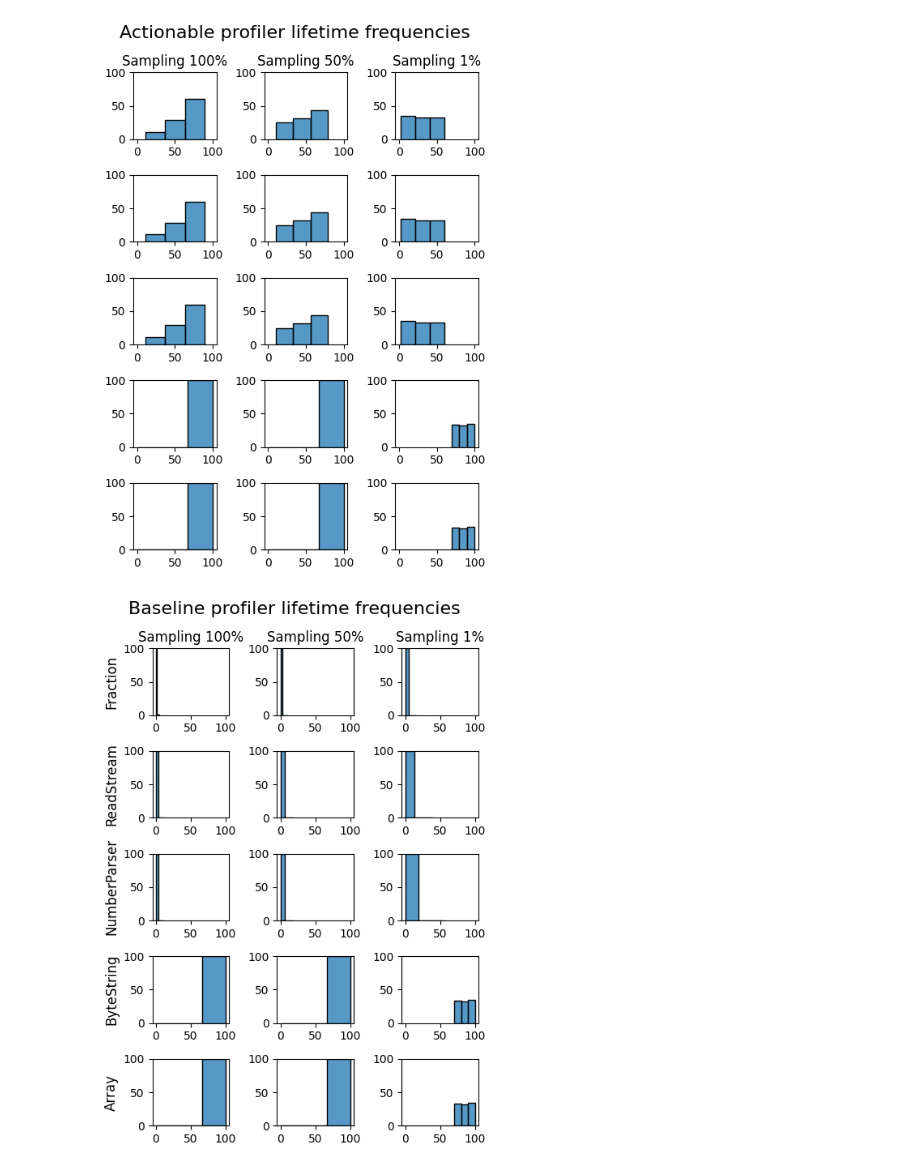
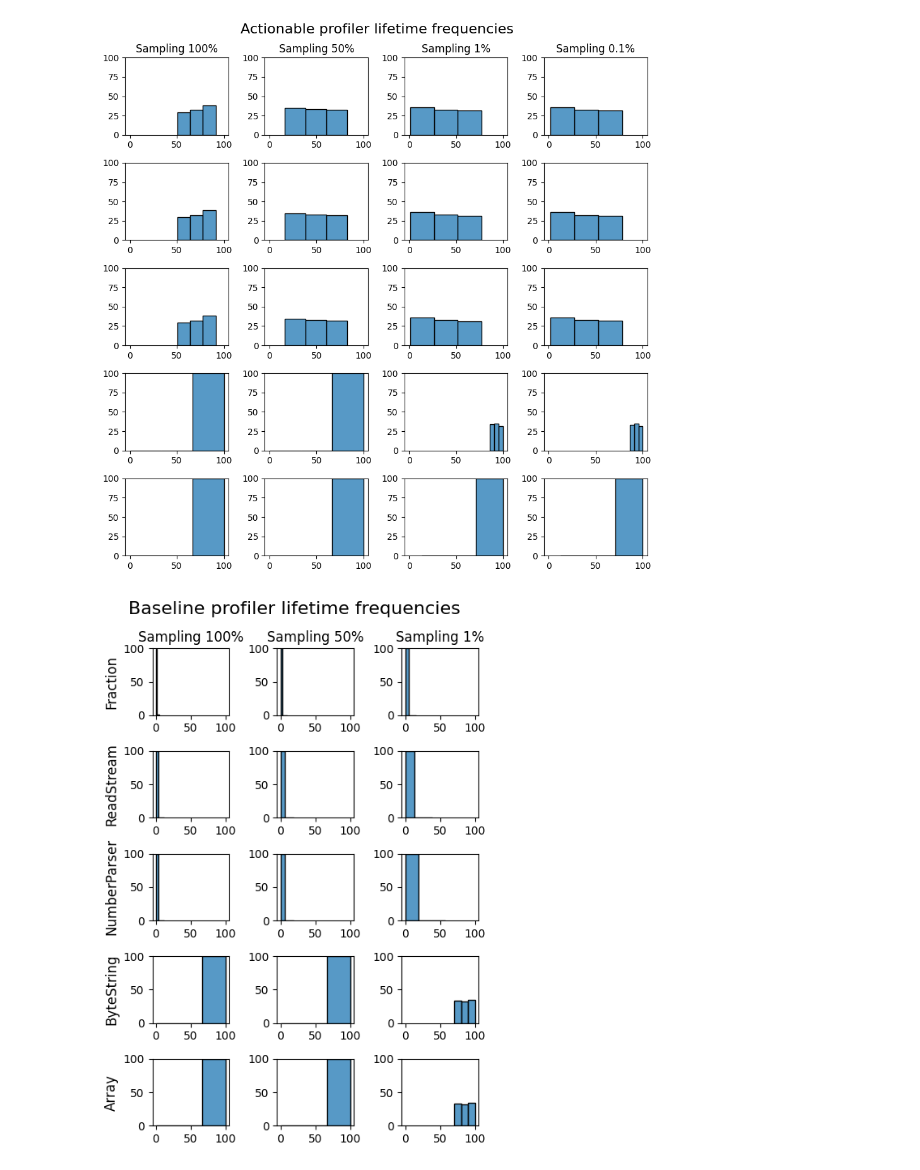
Before and after one commit to jordanmontt/application-classification-experiment, a Jupyter notebook: python/df-analysis.ipynb, the cells around one changed output. Saved outputs shown, nothing was run; the diff lists cells and outputs as text; code cells hidden in the pictures.

```diff
--- a/python/df-analysis.ipynb
+++ b/python/df-analysis.ipynb
@@ -57 +46,23 @@ df_100_a, metadata_df100_a = load_df(base_path)
+# %%
+# Load profiler actionable
+base_path = '/Users/sebastian/Documents/PharoImages/illi-df-hg-clean/profiler-data/df/actionable/'
+
+# Load sampling 0.1%
+path = base_path + '0dot001'
+df_01_a, metadata_df01_a = load_df(path)
+
+# Load sampling 1%
+path = base_path + '0dot01'
+df_1_a, metadata_df1_a = load_df(path)
+
+# Load sampling 50%
+path = base_path + '0dot5'
+df_50_a, metadata_df50_a = load_df(path)
+
+# Load sampling 100%
+path = base_path + '1'
+df_100_a, metadata_df100_a = load_df(path)
+
+# most allocated classes
+top_allocated_classes = get_top_allocated_classes(df_01_a)
 # %%
@@ -61,5 +72,5 @@ plot_relative_frequencies_histogram_comparison(df_100, df_50, df_1, df_100_a, df
 # %%
-plot_lifetime_frequencies_by_class(top_allocated_classes, df_100_a, df_50_a, df_1_a, "Actionable profiler lifetime frequencies", False)
+plot_lifetime_frequencies_by_class_actionable(df_100_a, df_50_a, df_1_a, df_01_a, top_allocated_classes, "Actionable profiler lifetime frequencies")
 # %% [output]
-[figure, old version]
+[figure, new version]
 # %%
```
Also changed, not shown: parts of 7 cells of this notebook, 1 other file.
